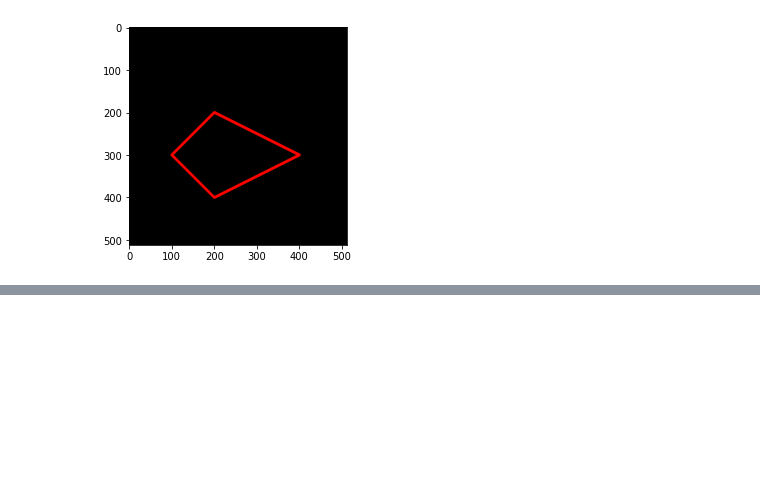
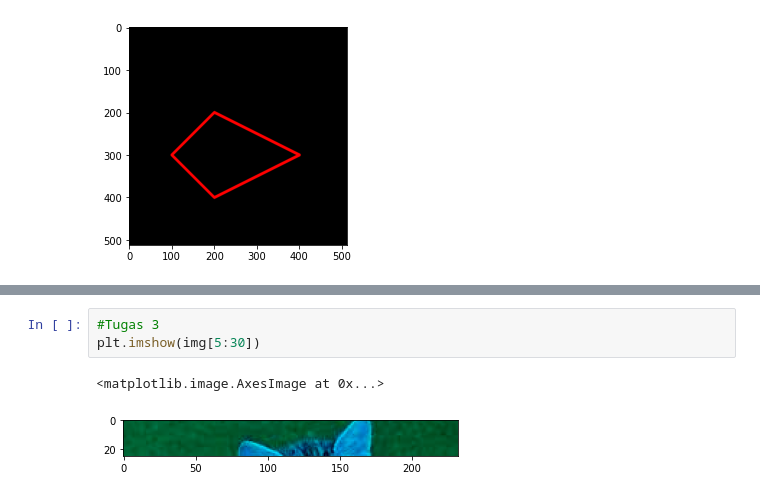
Before and after one commit to qorinda/PCVK_Genap_2021, a Jupyter notebook: Week2.ipynb, the cells around one changed output, grey strips where cells are left out. Saved outputs shown, nothing was run; the diff lists cells and outputs as text; blank space fills up the shorter version.

```diff
--- a/Week2.ipynb
+++ b/Week2.ipynb
@@ -131,0 +154,6 @@ plt.imshow(black_img2)
+# %%
+#Tugas 3
+plt.imshow(img[5:30])
+# %% [output]
+<matplotlib.image.AxesImage at 0x...>
+[figure, added]
```
Also changed, not shown: parts of 10 cells of this notebook.
